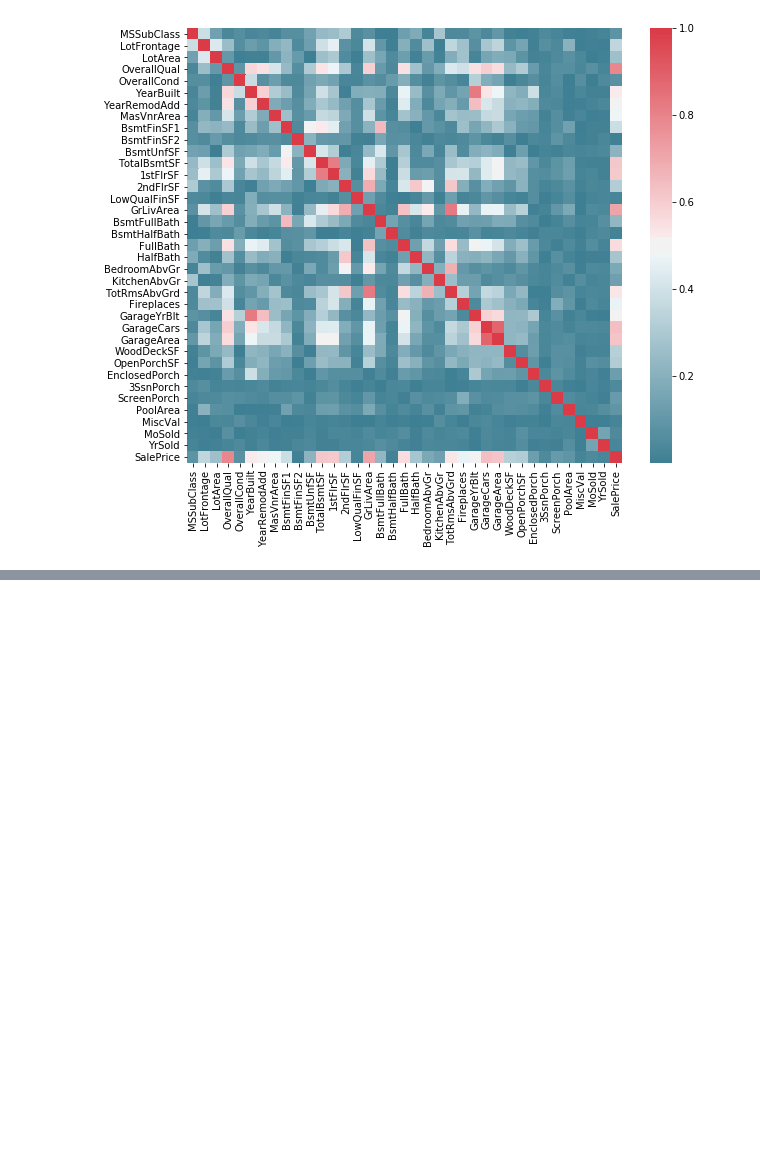
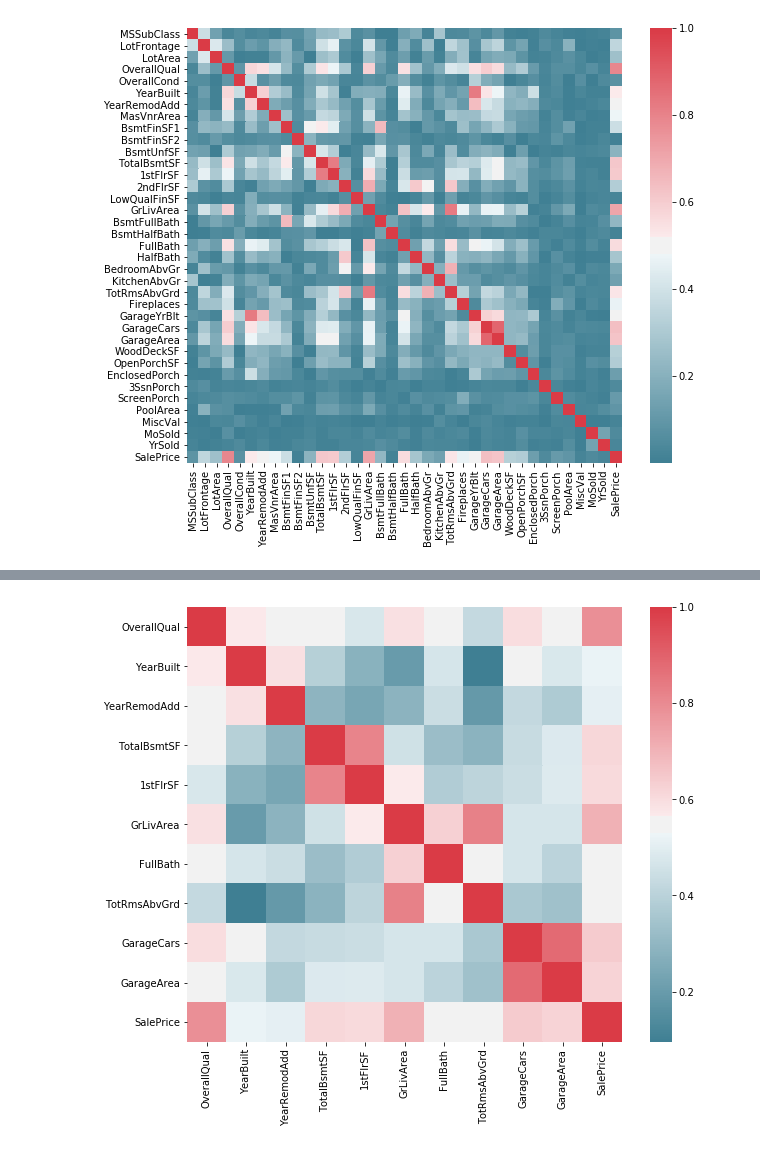
Before and after one commit to janderss0n/house_price_analysis, a Jupyter notebook: src/house_price_data_analysis.ipynb, the cells around one changed output, grey strips where cells are left out. Drawn from its saved outputs; the diff is of its cells as text; code cells hidden in the pictures; blank space fills up the shorter version.

```diff
--- a/src/house_price_data_analysis.ipynb
+++ b/src/house_price_data_analysis.ipynb
@@ -114,2 +112,2 @@ train_data.loc[:, important_columns].head()
 # %%
-train_data.loc[:, important_columns].corr()
+important_columns_data = train_data.loc[:, important_columns]
@@ -128,0 +114,11 @@ train_data.loc[:, important_columns].corr()
+# %%
+linear_corr_important_col = important_columns_data.corr().abs()
+# %%
+f, ax = plt.subplots(figsize=(10, 8))
+sns.heatmap(linear_corr_important_col, mask=np.zeros_like(linear_corr_important_col, dtype=np.bool),
+            cmap=sns.diverging_palette(220, 10, as_cmap=True),
+            square=True, ax=ax)
+
+plt.show()
+# %% [output]
+[figure, added]
```
Also changed, not shown: parts of 9 cells of this notebook, 1 other file.
